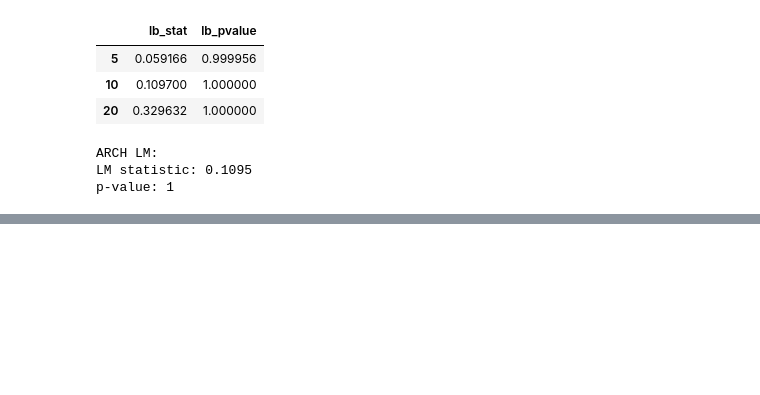
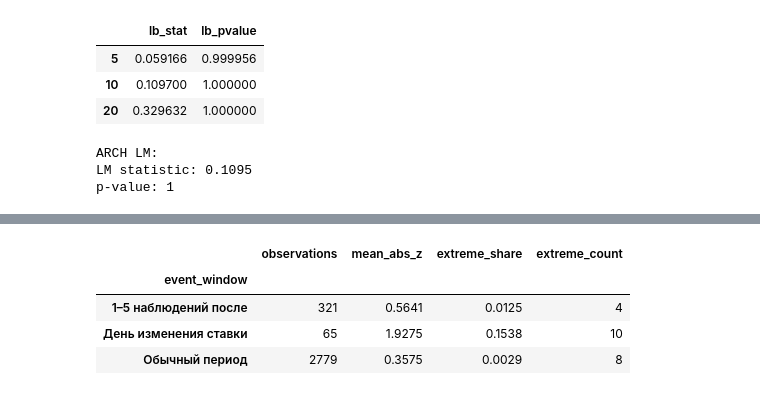
Before and after one commit to blbl-blbl/russian-interest-rate-models, a Jupyter notebook: notebooks/02_vasicek_calibration.ipynb, the cells around one changed output, grey strips where cells are left out. Drawn from its saved outputs; the diff is of its cells as text; code cells hidden in the pictures; blank space fills up the shorter version.

```diff
--- a/notebooks/02_vasicek_calibration.ipynb
+++ b/notebooks/02_vasicek_calibration.ipynb
@@ -1001,0 +1105,41 @@ p-value: 1
+# %%
+combined = combined.sort_values("date").reset_index(drop=True)
+
+# День изменения ключевой ставки
+event_day = combined["policy_changed"].fillna(False)
+
+# Пять последующих наблюдений RUONIA
+after_event = pd.concat(
+    [
+        event_day.shift(i, fill_value=False)
+        for i in range(1, 6)
+    ],
+    axis=1
+).any(axis=1)
+
+combined["event_window"] = np.select(
+    [
+        event_day,
+        after_event
+    ],
+    [
+        "День изменения ставки",
+        "1–5 наблюдений после"
+    ],
+    default="Обычный период"
+)
+
+event_results = combined.groupby("event_window").agg(
+    observations=("z", "count"),
+    mean_abs_z=("z", lambda x: x.abs().mean()),
+    extreme_share=("extreme", "mean"),
+    extreme_count=("extreme", "sum")
+)
+
+display(event_results.round(4))
+# %% [output]
+|  | observations | mean_abs_z | extreme_share | extreme_count |
+| event_window |  |  |  |  |
+| 1–5 наблюдений после | 321 | 0.5641 | 0.0125 | 4 |
+| День изменения ставки | 65 | 1.9275 | 0.1538 | 10 |
+| Обычный период | 2779 | 0.3575 | 0.0029 | 8 |
```
Also changed, not shown: parts of 2 cells of this notebook.
